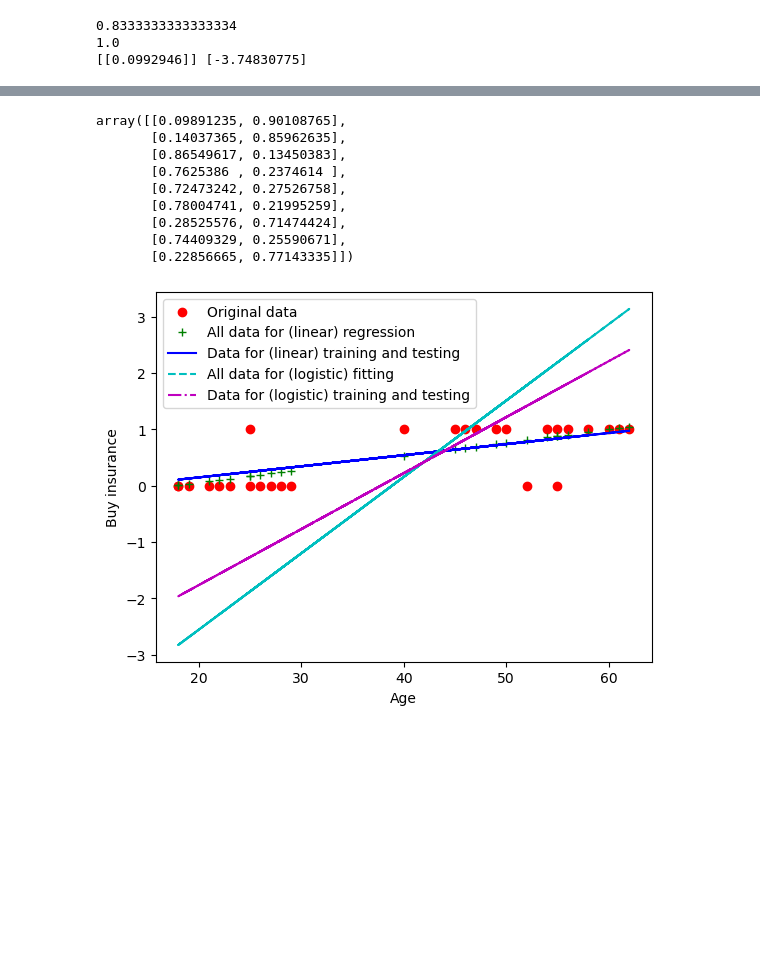
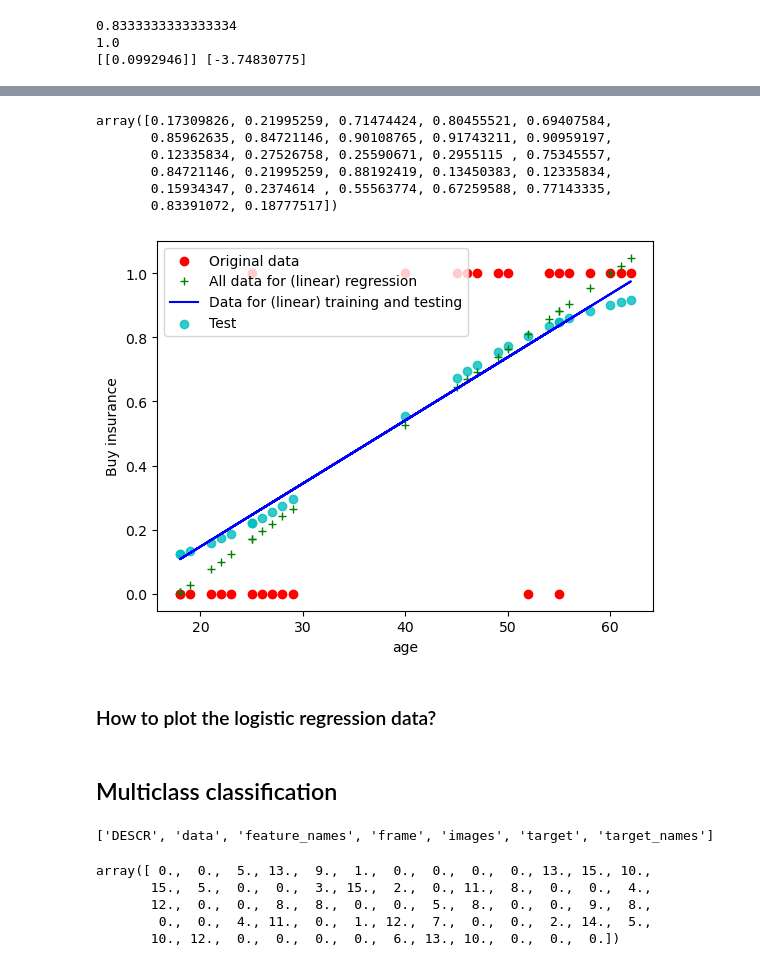
Before and after one commit to code4yonglei/code_4_Tutorials, a Jupyter notebook: machine-learning/4-logistic-regression.ipynb, the cells around one changed output, grey strips where cells are left out. Saved outputs shown, nothing was run; the diff lists cells and outputs as text; code cells hidden in the pictures; blank space fills up the shorter version.

Commit message:
update Multiclass classification for logistic regression

```diff
--- a/machine-learning/4-logistic-regression.ipynb
+++ b/machine-learning/4-logistic-regression.ipynb
@@ -85,36 +108,41 @@ print(model4.coef_, model4.intercept_)
 # %%
-model4.predict_proba(x_test) # 1st for not buy and 2nd for buy
+test = model4.predict_proba(df1[["age"]])[:, 1] # 1st for not buy and 2nd for buy
+test
 # %% [output]
-array([[0.09891235, 0.90108765],
-       [0.14037365, 0.85962635],
-       [0.86549617, 0.13450383],
-       [0.7625386 , 0.2374614 ],
-       [0.72473242, 0.27526758],
-       [0.78004741, 0.21995259],
-       [0.28525576, 0.71474424],
-       [0.74409329, 0.25590671],
-       [0.22856665, 0.77143335]])
+array([0.17309826, 0.21995259, 0.71474424, 0.80455521, 0.69407584,
+       0.85962635, 0.84721146, 0.90108765, 0.91743211, 0.90959197,
+       0.12335834, 0.27526758, 0.25590671, 0.2955115 , 0.75345557,
+       0.84721146, 0.21995259, 0.88192419, 0.13450383, 0.12335834,
+       0.15934347, 0.2374614 , 0.55563774, 0.67259588, 0.77143335,
+       0.83391072, 0.18777517])
 # %%
 %matplotlib inline
 plt.xlabel("Age")
 plt.ylabel("Buy insurance")
 plt.scatter(df1.age, df1.bought_insurance, color='r', marker='o', label="Original data")
 
 # linear regression
 all_data_4_linear_fitting = model1.coef_ * df1.age + model1.intercept_
 plt.plot(df1.age, all_data_4_linear_fitting, 'g+', label="All data for (linear) regression")
 
 data_4_linear_train_test = model2.coef_ * df1.age + model2.intercept_
 plt.plot(df1.age, data_4_linear_train_test, 'b-', label="Data for (linear) training and testing")
 
 # logistic regression
 all_data_4_logistic_fitting = model3.coef_[0] * df1.age + model3.intercept_
-plt.plot(df1.age, all_data_4_logistic_fitting, 'c--', label="All data for (logistic) fitting")
+sns.regplot(x=df1.age, y=test, logistic=True, ci=None,
+           color='c', label="Test")
 
-data_4_logistic_train_test = model4.coef_[0] * df1.age + model4.intercept_
-plt.plot(df1.age, data_4_logistic_train_test, 'm-.', label="Data for (logistic) training and testing")
+#  color='c', label="All data for (logistic) fitting"
+
+#data_4_logistic_train_test = model4.coef_[0] * df1.age + model4.intercept_
+#plt.plot(df1.age, data_4_logistic_train_test, 'm-.', label="Data for (logistic) training and testing")
 
 plt.legend(loc="upper left")
 plt.show()
 # %% [output]
-[figure, old version]
+[figure, new version]
+# %% [markdown]
+### How to plot the logistic regression data?
+# %% [markdown]
+## Multiclass classification
@@ -120,0 +156,12 @@ plt.show()
+# %%
+dir(digits)
+# %% [output]
+['DESCR', 'data', 'feature_names', 'frame', 'images', 'target', 'target_names']
+# %%
+digits.data[0]
+# %% [output]
+array([ 0.,  0.,  5., 13.,  9.,  1.,  0.,  0.,  0.,  0., 13., 15., 10.,
+       15.,  5.,  0.,  0.,  3., 15.,  2.,  0., 11.,  8.,  0.,  0.,  4.,
+       12.,  0.,  0.,  8.,  8.,  0.,  0.,  5.,  8.,  0.,  0.,  9.,  8.,
+        0.,  0.,  4., 11.,  0.,  1., 12.,  7.,  0.,  0.,  2., 14.,  5.,
+       10., 12.,  0.,  0.,  0.,  0.,  6., 13., 10.,  0.,  0.,  0.])
```
Also changed, not shown: parts of 8 cells of this notebook.
